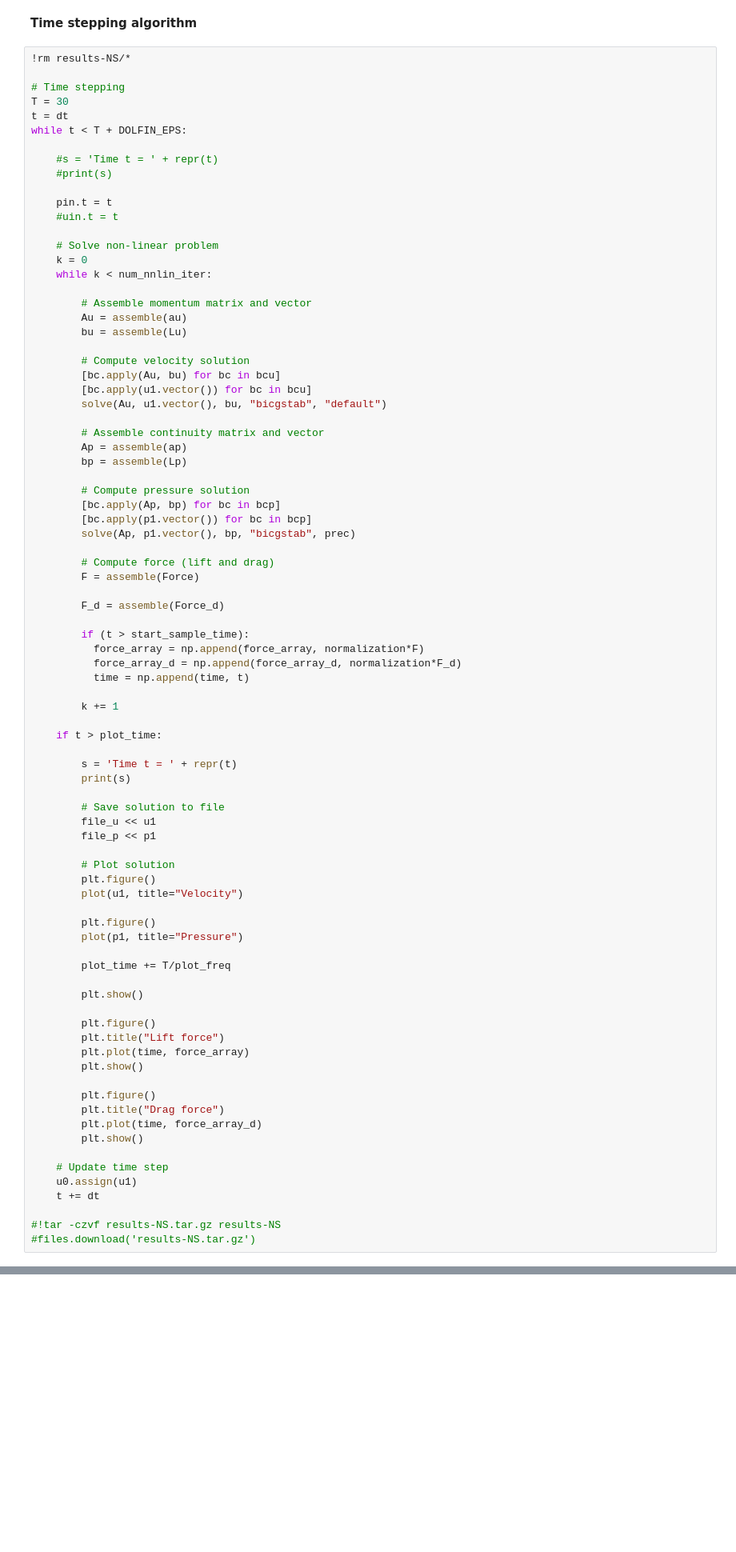
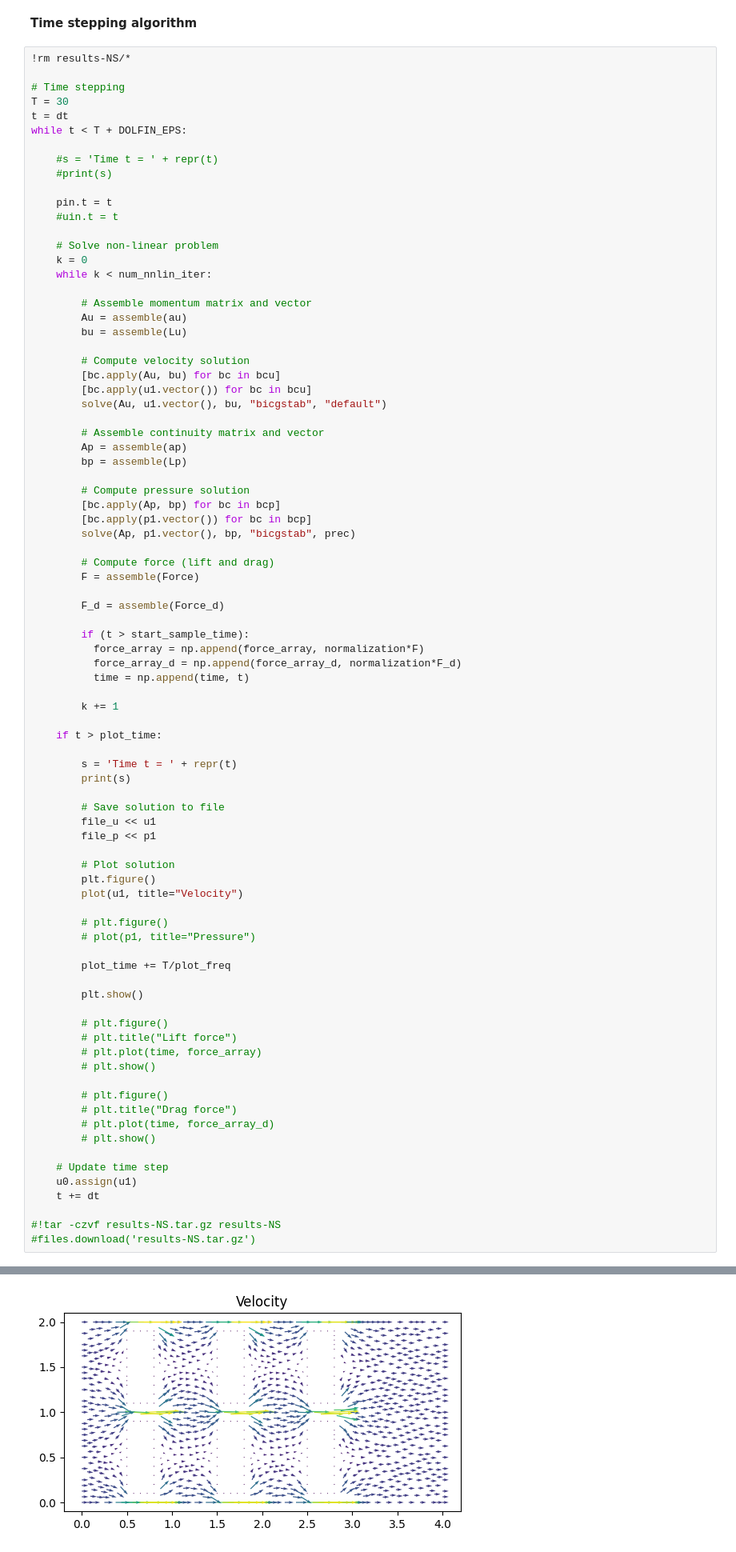
Before and after one commit to ellenmatt/DD2365-aflum, a Jupyter notebook: template-report-Navier-Stokes.ipynb, the cells around one changed output, grey strips where cells are left out. Shown at 80% size. Saved outputs shown, nothing was run; the diff lists cells and outputs as text; blank space fills up the shorter version.

```diff
--- a/template-report-Navier-Stokes.ipynb
+++ b/template-report-Navier-Stokes.ipynb
@@ -391,22 +410,22 @@ while t < T + DOLFIN_EPS:
         plt.figure()
         plot(u1, title="Velocity")
 
-        plt.figure()
-        plot(p1, title="Pressure")
+        # plt.figure()
+        # plot(p1, title="Pressure")
 
         plot_time += T/plot_freq
 
         plt.show()
 
-        plt.figure()
-        plt.title("Lift force")
-        plt.plot(time, force_array)
-        plt.show()
+        # plt.figure()
+        # plt.title("Lift force")
+        # plt.plot(time, force_array)
+        # plt.show()
 
-        plt.figure()
-        plt.title("Drag force")
-        plt.plot(time, force_array_d)
-        plt.show()
+        # plt.figure()
+        # plt.title("Drag force")
+        # plt.plot(time, force_array_d)
+        # plt.show()
 
     # Update time step
     u0.assign(u1)
@@ -414,3 +433,4 @@ while t < T + DOLFIN_EPS:
 
 #!tar -czvf results-NS.tar.gz results-NS
 #files.download('results-NS.tar.gz')
+# %% [output]
@@ -416,0 +528 @@ while t < T + DOLFIN_EPS:
+[figure, added]
```
Also changed, not shown: parts of 5 cells of this notebook.
